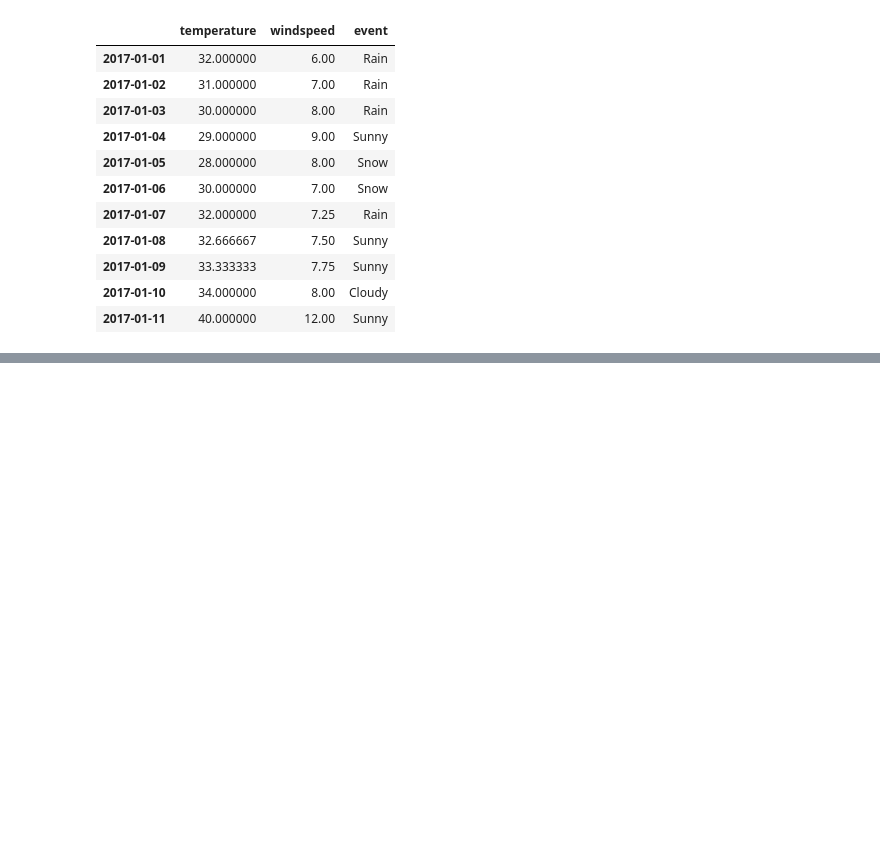
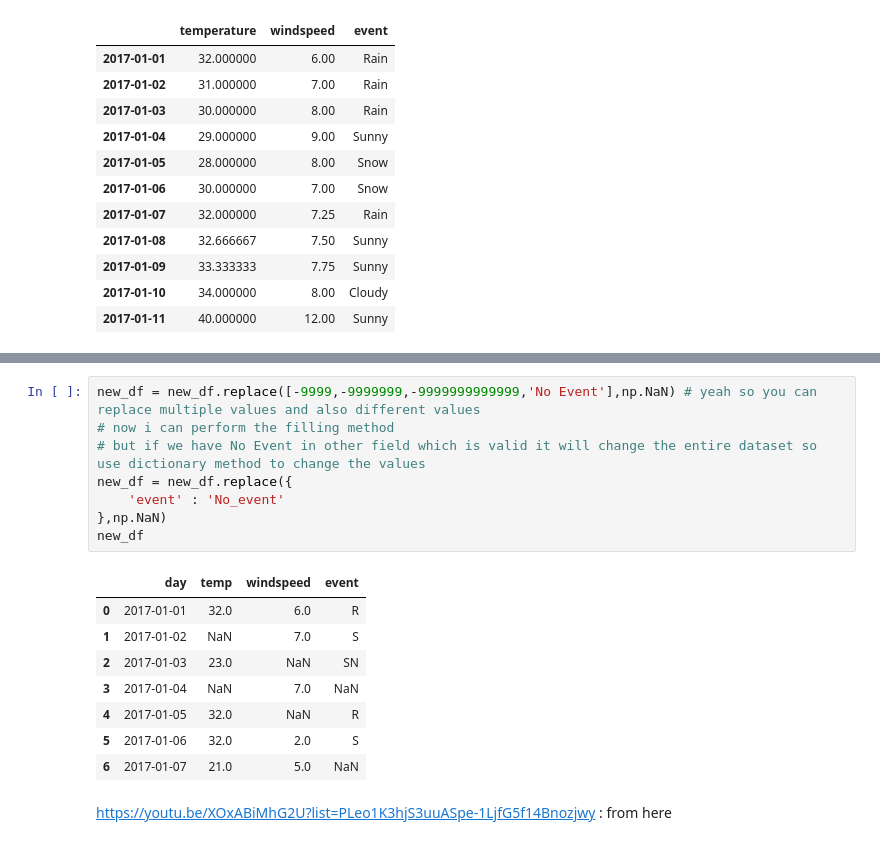
Before and after one commit to hsnaidu/basics, a Jupyter notebook: data_science/pandas-cheatsheet.ipynb, the cells around one changed output, grey strips where cells are left out. Cells and saved outputs as stored; diff of their text form; blank space fills up the shorter version.

```diff
--- a/data_science/pandas-cheatsheet.ipynb
+++ b/data_science/pandas-cheatsheet.ipynb
@@ -617,0 +637,19 @@ new_df
+# %%
+new_df = new_df.replace([-9999,-9999999,-9999999999999,'No Event'],np.NaN) # yeah so you can replace multiple values and also different values
+# now i can perform the filling method
+# but if we have No Event in other field which is valid it will change the entire dataset so use dictionary method to change the values
+new_df = new_df.replace({
+    'event' : 'No_event'
+},np.NaN)
+new_df
+# %% [output]
+|  | day | temp | windspeed | event |
+| 0 | 2017-01-01 | 32.0 | 6.0 | R |
+| 1 | 2017-01-02 | NaN | 7.0 | S |
+| 2 | 2017-01-03 | 23.0 | NaN | SN |
+| 3 | 2017-01-04 | NaN | 7.0 | NaN |
+| 4 | 2017-01-05 | 32.0 | NaN | R |
+| 5 | 2017-01-06 | 32.0 | 2.0 | S |
+| 6 | 2017-01-07 | 21.0 | 5.0 | NaN |
+# %% [markdown]
+https://youtu.be/XOxABiMhG2U?list=PLeo1K3hjS3uuASpe-1LjfG5f14Bnozjwy : from here
```
Also changed, not shown: parts of 2 cells of this notebook.
